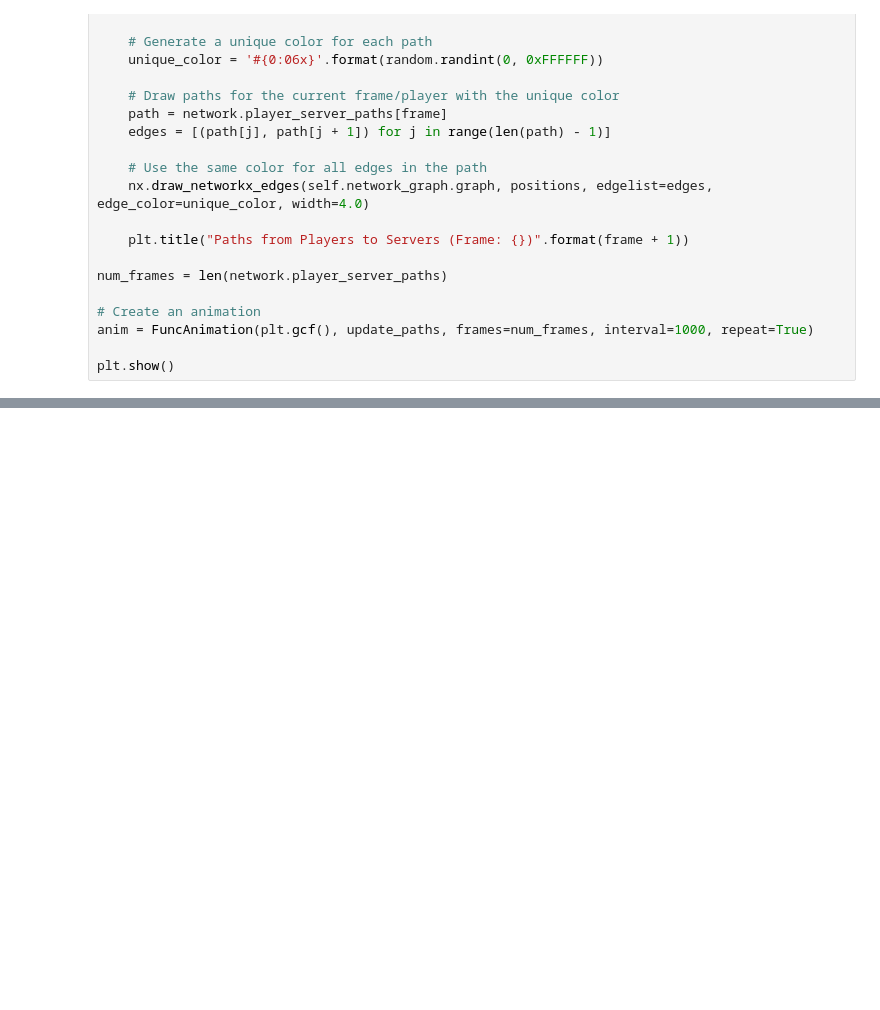
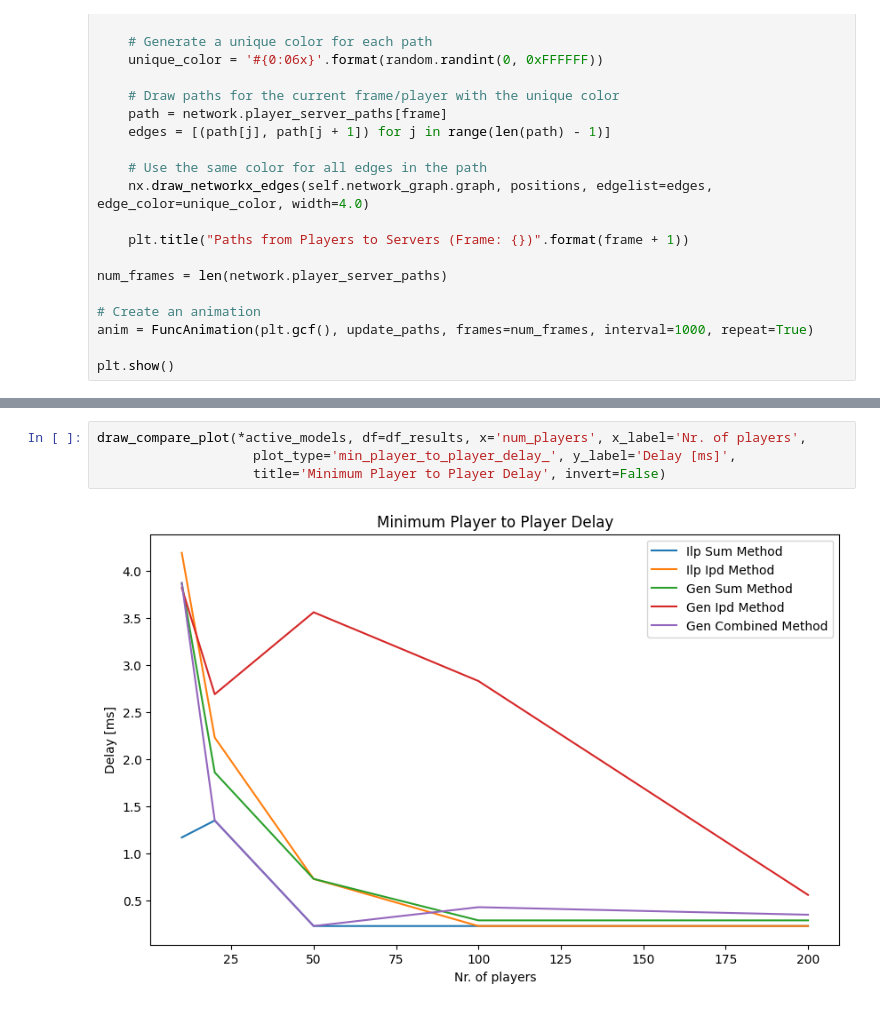
Before and after one commit to savelugi/cloud_work, a Jupyter notebook: testing.ipynb, the cells around one changed output, grey strips where cells are left out. Saved outputs shown, nothing was run; the diff lists cells and outputs as text; blank space fills up the shorter version.

```diff
--- a/testing.ipynb
+++ b/testing.ipynb
@@ -159 +157,7 @@ csv_file_name = '20240508160331_usa/usa_100_20240508160331.csv'
 df_results = pd.read_csv(save_dir + csv_file_name, comment='#')
+# %%
+draw_compare_plot(*active_models, df=df_results, x='num_players', x_label='Nr. of players',
+                    plot_type='min_player_to_player_delay_', y_label='Delay [ms]',
+                    title='Minimum Player to Player Delay', invert=False)
+# %% [output]
+[figure, added]
```
Also changed, not shown: parts of 21 cells of this notebook, 12 other files.
